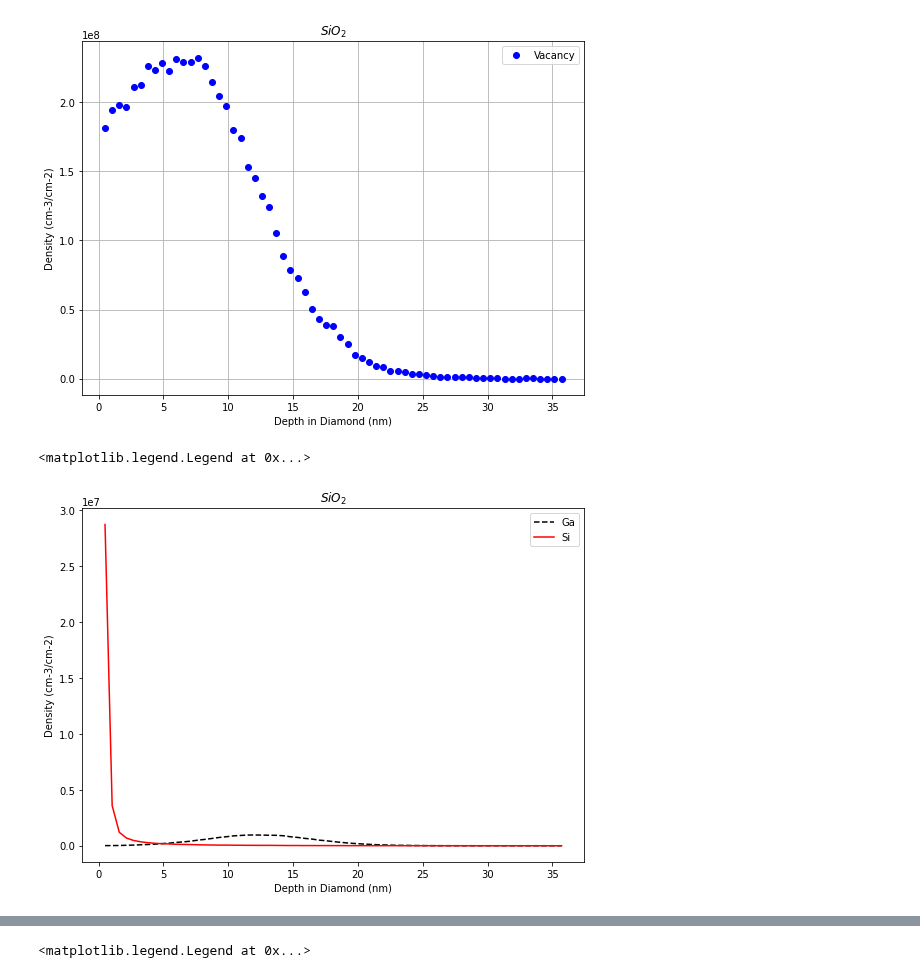
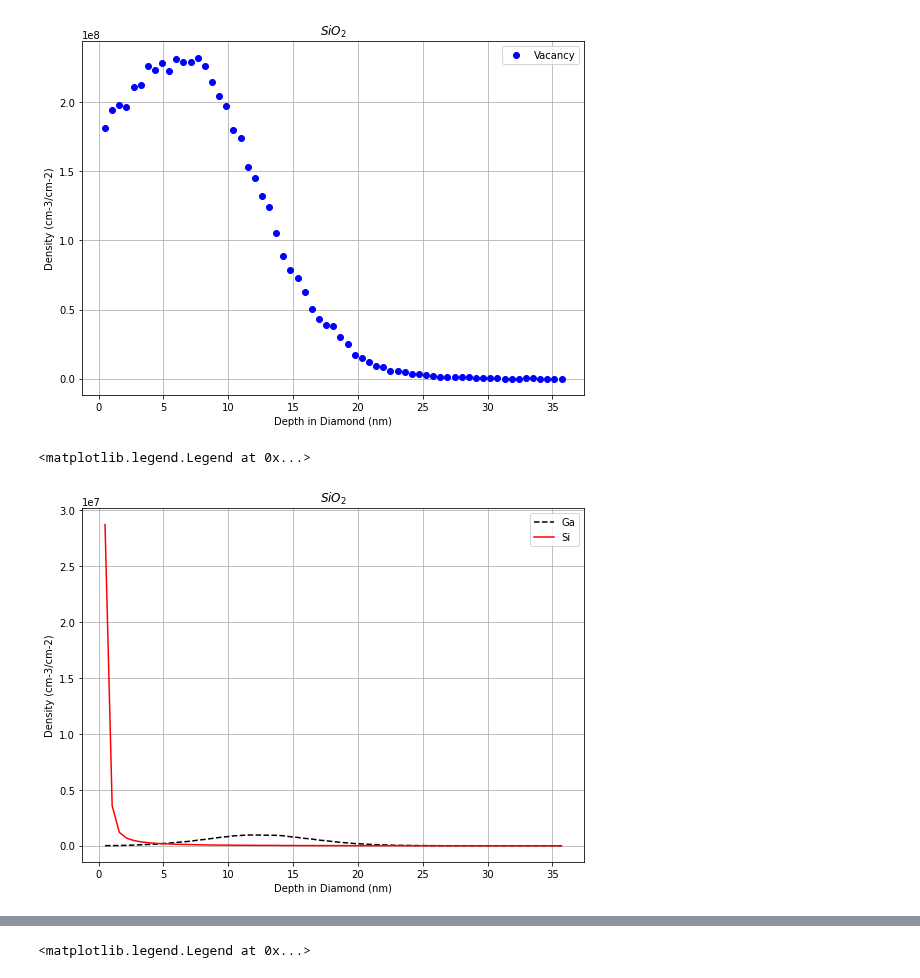
Before and after one commit to ahserhan/SiO2-SiV, a Jupyter notebook: 5nm 30keV/plot.ipynb, the cells around one changed output, grey strips where cells are left out. Saved outputs shown, nothing was run; the diff lists cells and outputs as text; code cells hidden in the pictures.

Commit message:
grid

```diff
--- a/5nm 30keV/plot.ipynb
+++ b/5nm 30keV/plot.ipynb
@@ -33,14 +33,15 @@ plt.legend()
 [figure]
 # %%
 plt.figure(figsize=(9,6.5))
+plt.grid()
 plt.xlabel(r'Depth in Diamond (nm)')
 plt.ylabel(r'Density (cm-3/cm-2)')
 plt.plot(SiO['DEPTH'], SiO['Ga'], '--k',label = 'Ga')
 plt.plot(SiO['DEPTH'], SiO['Si'], '-r',label = 'Si')
 plt.title('$SiO_2$')
 plt.legend()
 # %% [output]
 <matplotlib.legend.Legend at 0x...>
-[figure, old version]
+[figure, new version]
 # %%
 plt.figure(figsize=(9,6.5))
```
Also changed, not shown: parts of 1 cell of this notebook.
